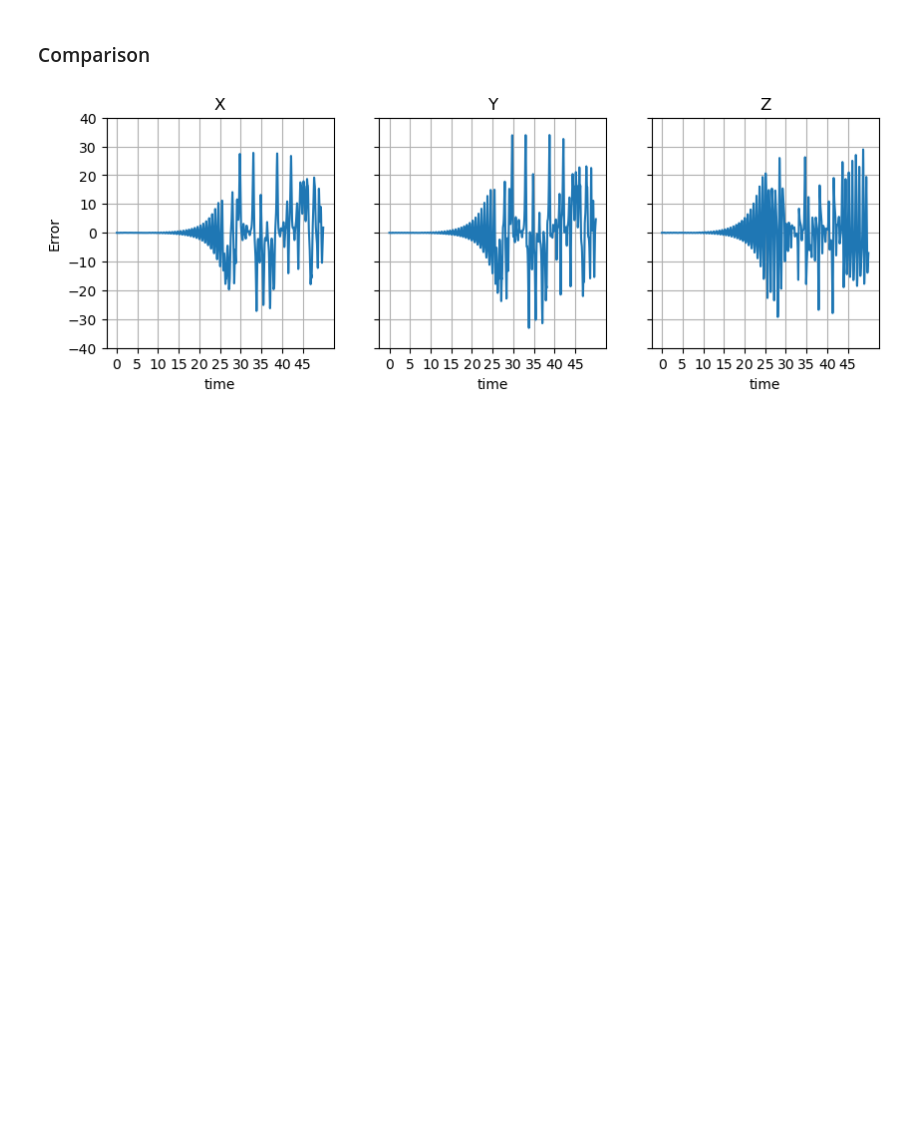
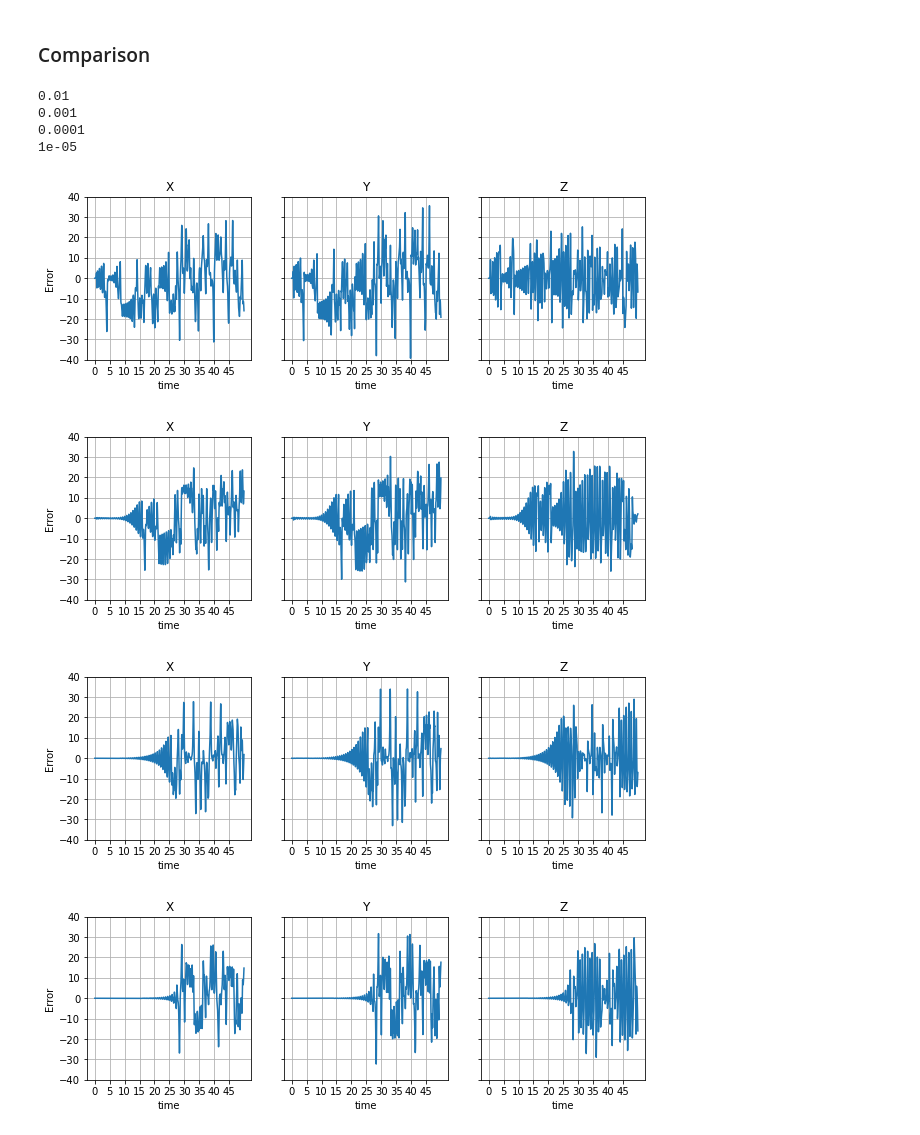
Before and after one commit to neko2048/ChaosAndPredictability, a Jupyter notebook: hw1/Untitled.ipynb, the cells around one changed output. Saved outputs shown, nothing was run; the diff lists cells and outputs as text; code cells hidden in the pictures; blank space fills up the shorter version.

```diff
--- a/hw1/Untitled.ipynb
+++ b/hw1/Untitled.ipynb
@@ -32,8 +32,11 @@ class Lorenz63:
     def setDt(self, dt):
         self.dt = dt
 
-    def setTimeLength(tLength):
+    def setTimeLength(self, tLength):
         self.tLength = tLength
+
+    def setScheme(self, scheme):
+        self.scheme = scheme
 
     def getDelta(self):
         if self.scheme == "1stOrderForward":
@@ -80,6 +83,9 @@ class Lorenz63:
             ys[i+1] = self.y
             zs[i+1] = self.z
         return time, xs, ys, zs
+
+    def getStability(self, x, y, z):
+        return -self.beta * self.sigma * (1 - self.rho + z) + x * (self.sigma) * (x + y)
 # %% [markdown]
 ### 1st-order forward
 # %%
@@ -87,7 +93,7 @@ modelSetup = {
     "x": 0.1,
     "y": 0.0,
     "z": 0.0,
-    "dt": 0.01,
+    "dt": 0.001,
     "tLength": 50,
     "scheme": "1stOrderForward"
 }
@@ -112,7 +118,7 @@ modelSetup = {
     "x": 0.1,
     "y": 0.0,
     "z": 0.0,
-    "dt": 0.01,
+    "dt": 0.001,
     "tLength": 50,
     "scheme": "RK4"
 }
@@ -133,21 +139,49 @@ Text(0.5, 0, 'z')
 # %% [markdown]
 ### Comparison
 # %%
-# dt = 0.0001
-fig, axs = plt.subplots(1, 3, figsize=(10, 3), sharey=True)
-axs[0].plot(time, xsr - xs1)
-axs[0].grid(True)
-axs[0].set_title("X")
-axs[1].plot(time, ysr - ys1)
-axs[1].grid(True)
-axs[2].plot(time, zsr - zs1)
-titles = ["X", "Y", "Z"]
-axs[0].set_ylabel("Error")
-for i in range(3):
-    axs[i].set_xlabel("time")
-    axs[i].set_ylim(-40, 40)
-    axs[i].set_xticks(np.arange(0, 50, 5))
-    axs[i].set_title(titles[i])
-    axs[i].grid(True)
+for dt in np.array([0.01, 0.001, 0.0001, 0.00001]):
+    print(dt)
+    modelSetup = {
+    "x": 0.1,
+    "y": 0.0,
+    "z": 0.0,
+    "dt": dt,
+    "tLength": 50,
+    "scheme": "1stOrderForward"
+    }
+    lorenz63 = Lorenz63(modelSetup)
+    time, xs1, ys1, zs1 = lorenz63.evolve()
+    modelSetup = {
+    "x": 0.1,
+    "y": 0.0,
+    "z": 0.0,
+    "dt": dt,
+    "tLength": 50,
+    "scheme": "RK4"
+    }
+    lorenz63 = Lorenz63(modelSetup)
+    time, xsr, ysr, zsr = lorenz63.evolve()
+
+    fig, axs = plt.subplots(1, 3, figsize=(10, 3), sharey=True)
+    axs[0].plot(time, xsr - xs1)
+    axs[0].grid(True)
+    axs[1].plot(time, ysr - ys1)
+    axs[1].grid(True)
+    axs[2].plot(time, zsr - zs1)
+    titles = ["X", "Y", "Z"]
+    axs[0].set_ylabel("Error")
+    for i in range(3):
+        axs[i].set_xlabel("time")
+        axs[i].set_ylim(-40, 40)
+        axs[i].set_xticks(np.arange(0, 50, 5))
+        axs[i].set_title(titles[i])
+        axs[i].grid(True)
 # %% [output]
+0.01
+0.001
+0.0001
+1e-05
-[figure, old version]
+[figure, new version]
+[figure, added]
+[figure, added]
+[figure, added]
```
Also changed, not shown: parts of 8 cells of this notebook, 1 other file.
